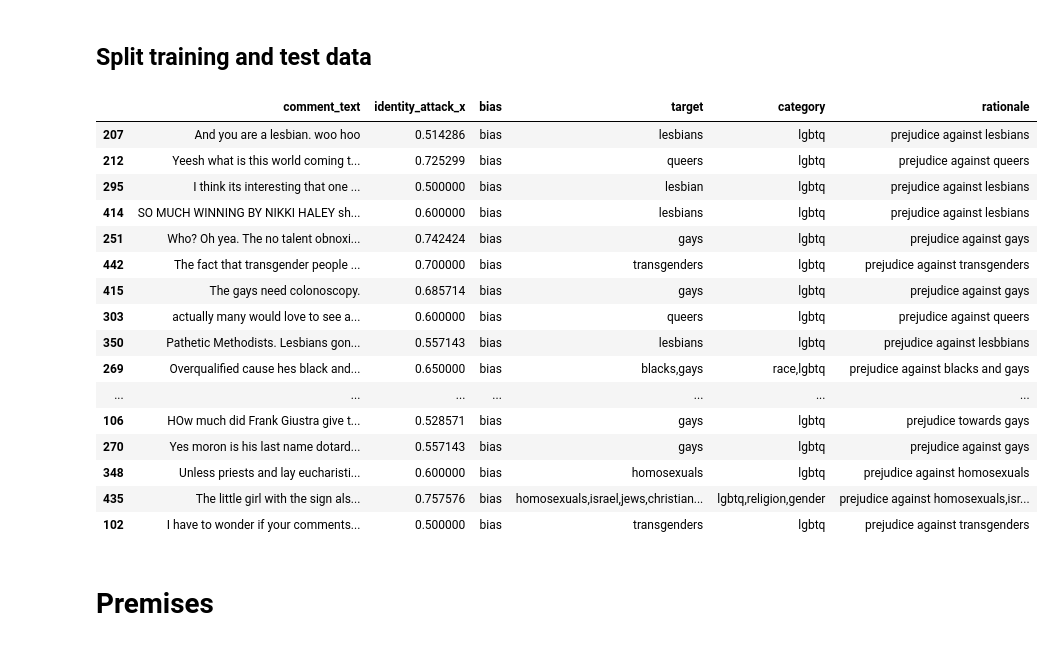
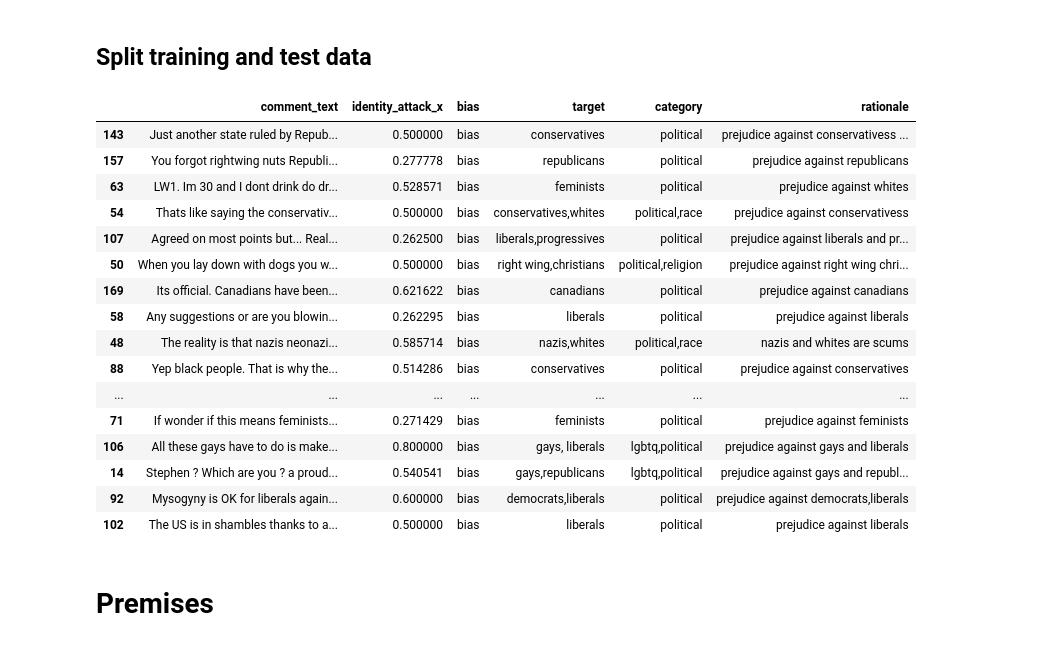
Before and after one commit to AlfonsoGhislieri/NLI-bias, a Jupyter notebook: final.ipynb, the cells around one changed output. Saved outputs shown, nothing was run; the diff lists cells and outputs as text; code cells hidden in the pictures.

```diff
--- a/final.ipynb
+++ b/final.ipynb
@@ -72,24 +72,24 @@ for category, df in categorical_dfs.items():
     training_data[category] = train_df
     test_data[category] = test_df
 # %%
-training_data['lgbtq']
+training_data['political']
 # %% [output]
 |  | comment_text | identity_attack_x | bias | target | category | rationale |
-| 207 | And you are a lesbian. woo hoo | 0.514286 | bias | lesbians | lgbtq | prejudice against lesbians |
-| 212 | Yeesh what is this world coming t... | 0.725299 | bias | queers | lgbtq | prejudice against queers |
-| 295 | I think its interesting that one ... | 0.500000 | bias | lesbian | lgbtq | prejudice against lesbians |
-| 414 | SO MUCH WINNING BY NIKKI HALEY sh... | 0.600000 | bias | lesbians | lgbtq | prejudice against lesbians |
-| 251 | Who? Oh yea. The no talent obnoxi... | 0.742424 | bias | gays | lgbtq | prejudice against gays |
-| 442 | The fact that transgender people ... | 0.700000 | bias | transgenders | lgbtq | prejudice against transgenders |
-| 415 | The gays need colonoscopy. | 0.685714 | bias | gays | lgbtq | prejudice against gays |
-| 303 | actually many would love to see a... | 0.600000 | bias | queers | lgbtq | prejudice against queers |
-| 350 | Pathetic Methodists. Lesbians gon... | 0.557143 | bias | lesbians | lgbtq | prejudice against lesbbians |
-| 269 | Overqualified cause hes black and... | 0.650000 | bias | blacks,gays | race,lgbtq | prejudice against blacks and gays |
+| 143 | Just another state ruled by Repub... | 0.500000 | bias | conservatives | political | prejudice against conservativess ... |
+| 157 | You forgot rightwing nuts Republi... | 0.277778 | bias | republicans | political | prejudice against republicans |
+| 63 | LW1. Im 30 and I dont drink do dr... | 0.528571 | bias | feminists | political | prejudice against whites |
+| 54 | Thats like saying the conservativ... | 0.500000 | bias | conservatives,whites | political,race | prejudice against conservativess |
+| 107 | Agreed on most points but... Real... | 0.262500 | bias | liberals,progressives | political | prejudice against liberals and pr... |
+| 50 | When you lay down with dogs you w... | 0.500000 | bias | right wing,christians | political,religion | prejudice against right wing chri... |
+| 169 | Its official. Canadians have been... | 0.621622 | bias | canadians | political | prejudice against canadians |
+| 58 | Any suggestions or are you blowin... | 0.262295 | bias | liberals | political | prejudice against liberals |
+| 48 | The reality is that nazis neonazi... | 0.585714 | bias | nazis,whites | political,race | nazis and whites are scums |
+| 88 | Yep black people. That is why the... | 0.514286 | bias | conservatives | political | prejudice against conservatives |
 | ... | ... | ... | ... | ... | ... | ... |
-| 106 | HOw much did Frank Giustra give t... | 0.528571 | bias | gays | lgbtq | prejudice towards gays |
-| 270 | Yes moron is his last name dotard... | 0.557143 | bias | gays | lgbtq | prejudice against gays |
-| 348 | Unless priests and lay eucharisti... | 0.600000 | bias | homosexuals | lgbtq | prejudice against homosexuals |
-| 435 | The little girl with the sign als... | 0.757576 | bias | homosexuals,israel,jews,christian... | lgbtq,religion,gender | prejudice against homosexuals,isr... |
-| 102 | I have to wonder if your comments... | 0.500000 | bias | transgenders | lgbtq | prejudice against transgenders |
+| 71 | If wonder if this means feminists... | 0.271429 | bias | feminists | political | prejudice against feminists |
+| 106 | All these gays have to do is make... | 0.800000 | bias | gays, liberals | lgbtq,political | prejudice against gays and liberals |
+| 14 | Stephen ? Which are you ? a proud... | 0.540541 | bias | gays,republicans | lgbtq,political | prejudice against gays and republ... |
+| 92 | Mysogyny is OK for liberals again... | 0.600000 | bias | democrats,liberals | political | prejudice against democrats,liberals |
+| 102 | The US is in shambles thanks to a... | 0.500000 | bias | liberals | political | prejudice against liberals |
 # %% [markdown]
 # Premises
```
Also changed, not shown: parts of 2 cells of this notebook, 1 other file.
